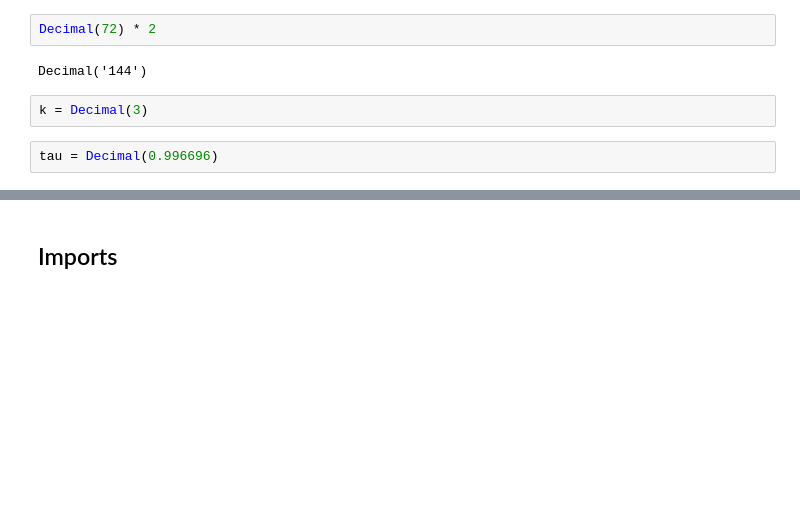
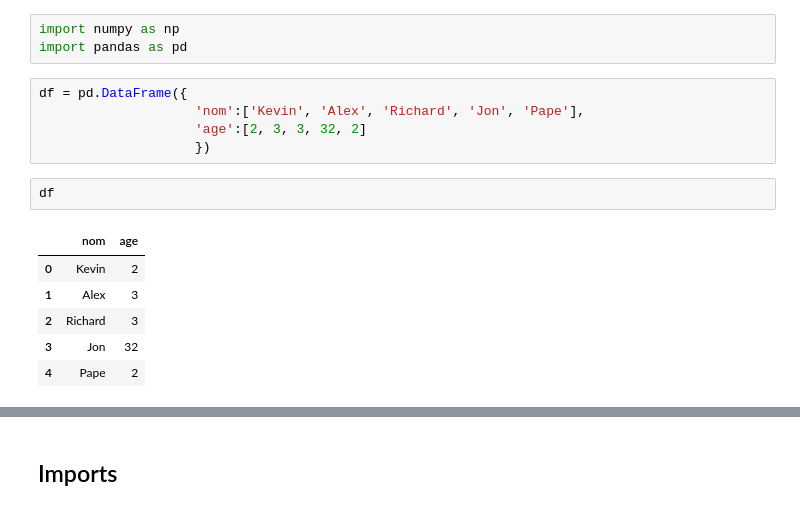
Before and after one commit to Hazot/Animal-Detection-and-Generalization, a Jupyter notebook: Debugging_notebook.ipynb, the cells around one changed output, grey strips where cells are left out. Saved outputs shown, nothing was run; the diff lists cells and outputs as text; blank space fills up the shorter version.

```diff
--- a/Debugging_notebook.ipynb
+++ b/Debugging_notebook.ipynb
@@ -13,8 +1,17 @@ a/b
-# %%
-Decimal(72) * 2
-# %% [output]
-Decimal('144')
-# %%
-k = Decimal(3)
-# %%
-tau = Decimal(0.996696)
+# %%
+import numpy as np
+import pandas as pd
+# %%
+df = pd.DataFrame({
+                    'nom':['Kevin', 'Alex', 'Richard', 'Jon', 'Pape'],
+                    'age':[2, 3, 3, 32, 2]
+                    })
+# %%
+df
+# %% [output]
+|  | nom | age |
+| 0 | Kevin | 2 |
+| 1 | Alex | 3 |
+| 2 | Richard | 3 |
+| 3 | Jon | 32 |
+| 4 | Pape | 2 |
```
Also changed, not shown: parts of 8 cells of this notebook, 25 other files.
